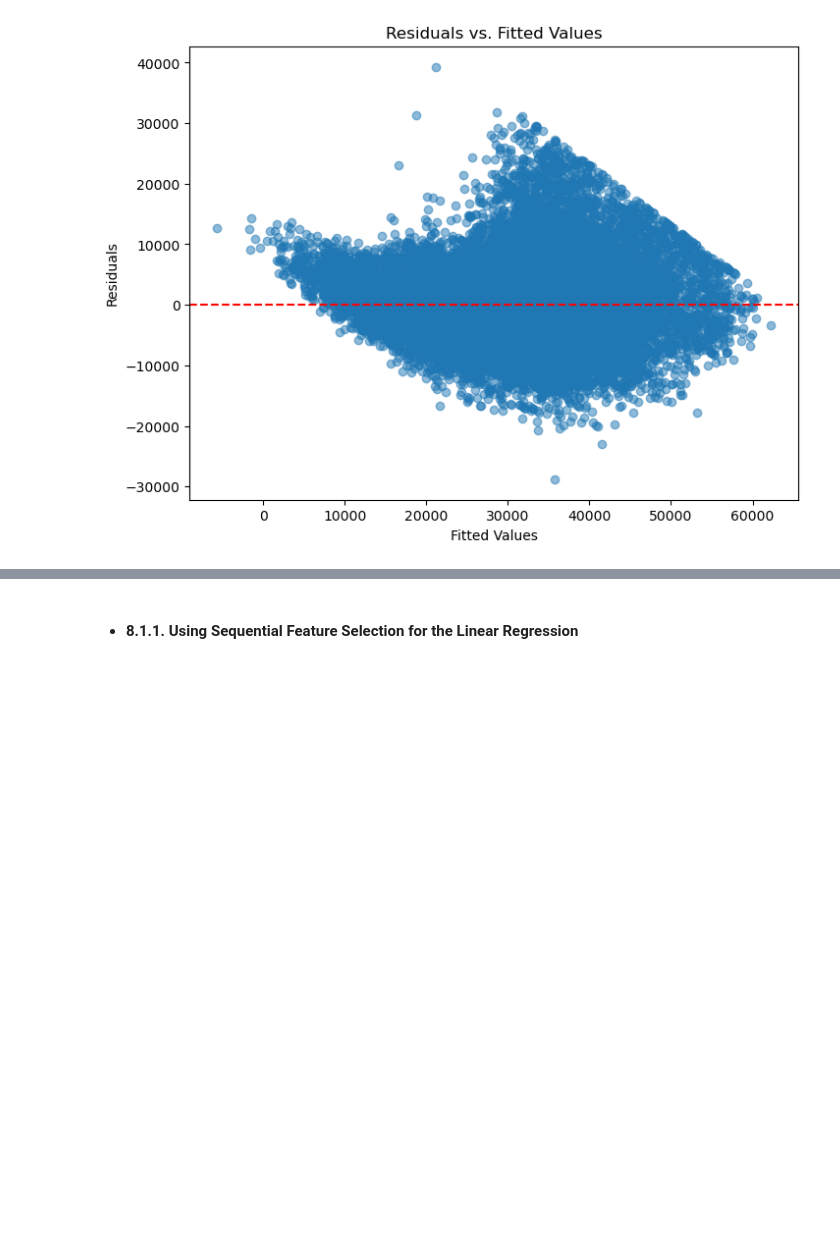
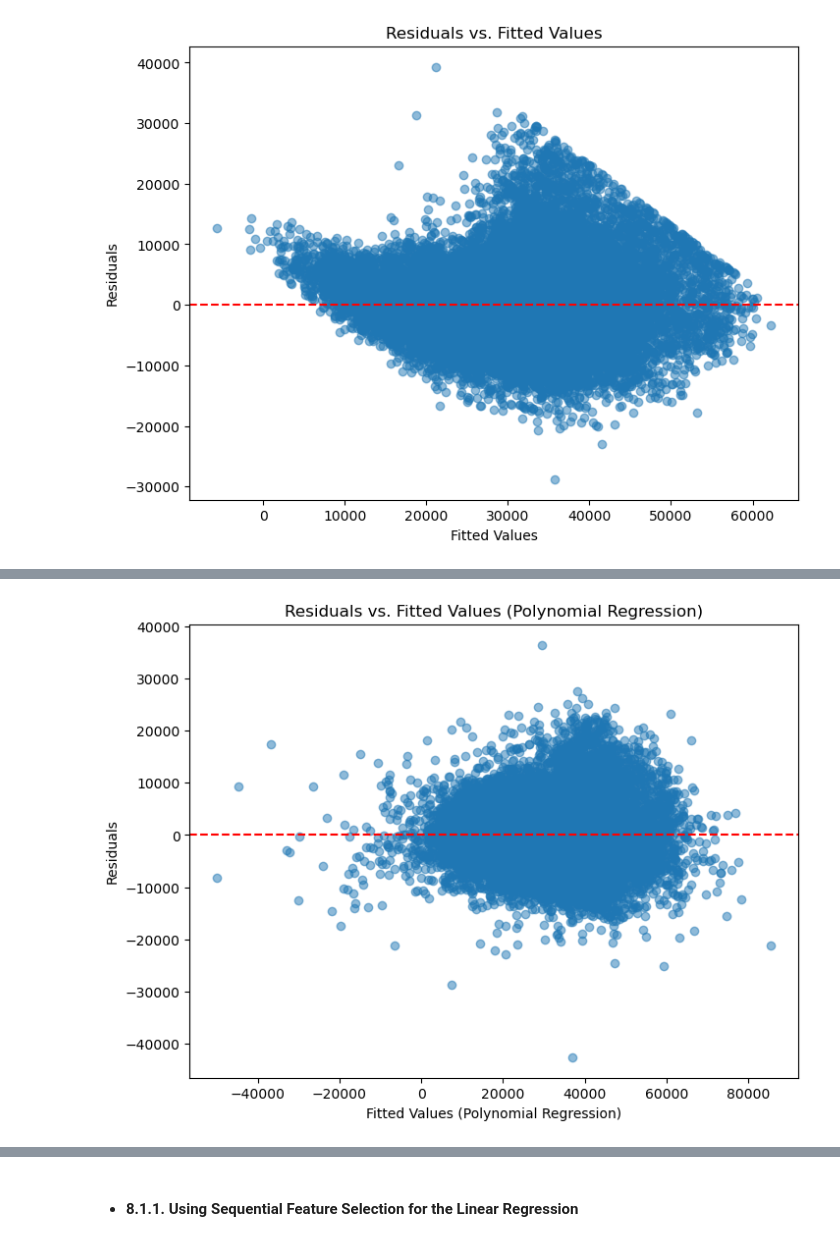
Before and after one commit to syl21b/Car-Price-Prediction, a Jupyter notebook: Car Price Prediction.ipynb, the cells around one changed output, grey strips where cells are left out. Saved outputs shown, nothing was run; the diff lists cells and outputs as text; code cells hidden in the pictures; blank space fills up the shorter version.

```diff
--- a/Car Price Prediction.ipynb
+++ b/Car Price Prediction.ipynb
@@ -1188,0 +1233,10 @@ Feature names seen at fit time, yet now missing:
+# %%
+best_degree_index = 3-1
+mae =mae_collection[best_degree_index]
+mse = mse_collection[best_degree_index]
+r2 =r2_collection[best_degree_index]
+
+# Print or store the evaluation results
+print("The Polynomial Regression Model MAE:", mae)
+print("Polynomial Regression Model MSE:", mse)
+print("Polynomial Regression Model R2:", r2)
@@ -1188,0 +1268,18 @@ Feature names seen at fit time, yet now missing:
+# %%
+y_pred=y_test_collection[best_degree_index]
+# Calculate the residuals
+residuals_poly = y_test1 - y_pred
+
+# Create a scatterplot of fitted values vs. residuals
+plt.figure(figsize=(8, 6))
+plt.scatter(test_pred, residuals_poly, alpha=0.5)
+plt.title('Residuals vs. Fitted Values (Polynomial Regression)')
+plt.xlabel('Fitted Values (Polynomial Regression)')
+plt.ylabel('Residuals')
+
+# Add a horizontal line at y=0 for reference
+plt.axhline(y=0, color='r', linestyle='--')
+
+plt.show()
+# %% [output]
+[figure, added]
```
Also changed, not shown: parts of 22 cells of this notebook.
